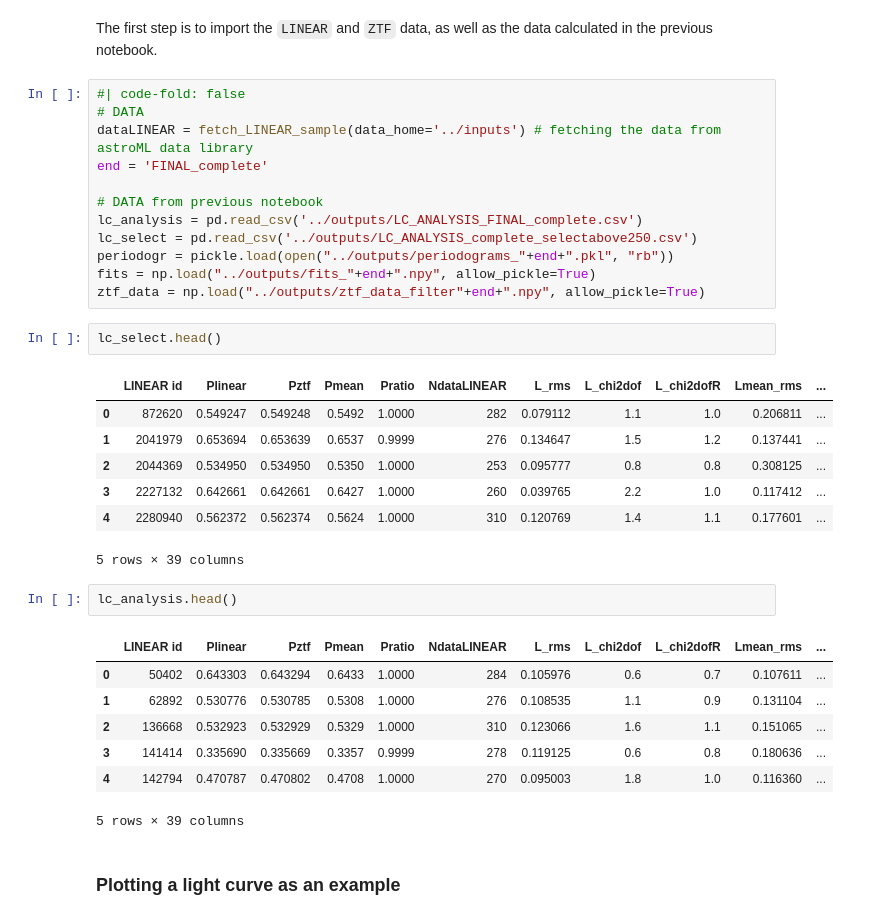
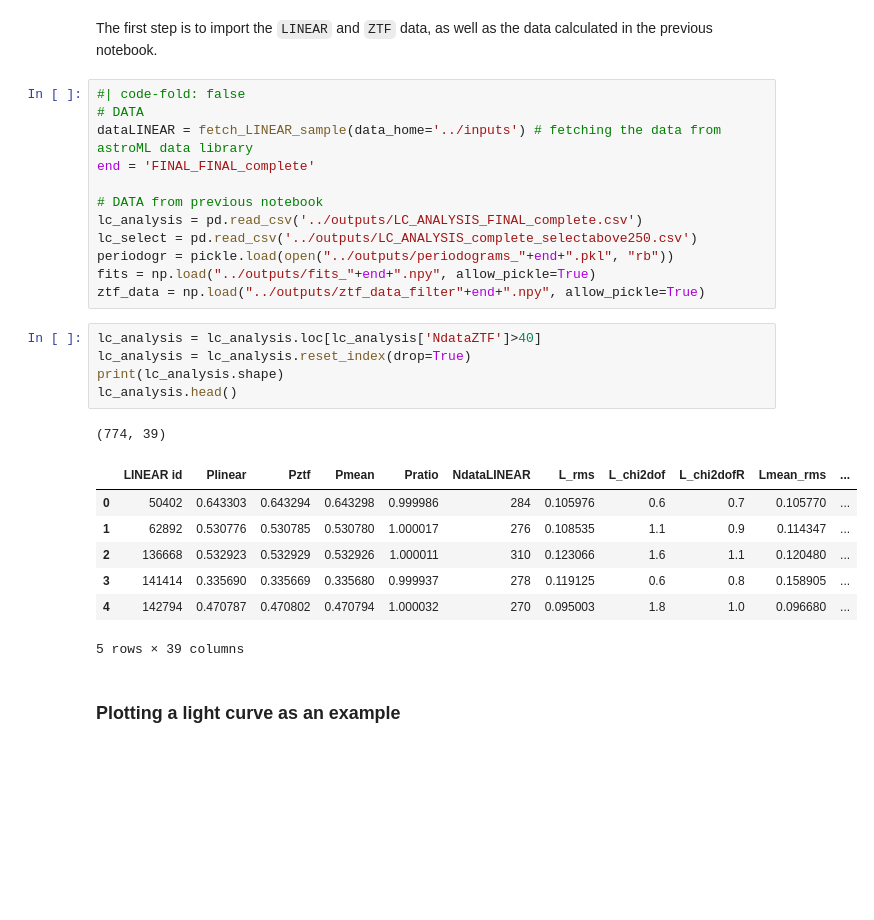
Before and after one commit to emadonev/var_stars, a Jupyter notebook: nbs/05_Determining_BE_candidates.ipynb, the cells around one changed output. Cells and saved outputs as stored; diff of their text form; blank space fills up the shorter version.

```diff
--- a/nbs/05_Determining_BE_candidates.ipynb
+++ b/nbs/05_Determining_BE_candidates.ipynb
@@ -80,7 +80,7 @@ The first step is to import the `LINEAR` and `ZTF` data, as well as the data cal
 #| code-fold: false
 # DATA
 dataLINEAR = fetch_LINEAR_sample(data_home='../inputs') # fetching the data from astroML data library
-end = 'FINAL_complete'
+end = 'FINAL_FINAL_complete'
 
 # DATA from previous notebook
 lc_analysis = pd.read_csv('../outputs/LC_ANALYSIS_FINAL_complete.csv')
@@ -88,26 +88,20 @@ lc_select = pd.read_csv('../outputs/LC_ANALYSIS_complete_selectabove250.csv')
 periodogr = pickle.load(open("../outputs/periodograms_"+end+".pkl", "rb"))
 fits = np.load("../outputs/fits_"+end+".npy", allow_pickle=True)
 ztf_data = np.load("../outputs/ztf_data_filter"+end+".npy", allow_pickle=True)
-# %%
-lc_select.head()
-# %% [output]
-|  | LINEAR id | Plinear | Pztf | Pmean | Pratio | NdataLINEAR | L_rms | L_chi2dof | L_chi2dofR | Lmean_rms | ... |
-| 0 | 872620 | 0.549247 | 0.549248 | 0.5492 | 1.0000 | 282 | 0.079112 | 1.1 | 1.0 | 0.206811 | ... |
-| 1 | 2041979 | 0.653694 | 0.653639 | 0.6537 | 0.9999 | 276 | 0.134647 | 1.5 | 1.2 | 0.137441 | ... |
-| 2 | 2044369 | 0.534950 | 0.534950 | 0.5350 | 1.0000 | 253 | 0.095777 | 0.8 | 0.8 | 0.308125 | ... |
-| 3 | 2227132 | 0.642661 | 0.642661 | 0.6427 | 1.0000 | 260 | 0.039765 | 2.2 | 1.0 | 0.117412 | ... |
-| 4 | 2280940 | 0.562372 | 0.562374 | 0.5624 | 1.0000 | 310 | 0.120769 | 1.4 | 1.1 | 0.177601 | ... |
-5 rows × 39 columns
-# %%
-lc_analysis.head()
-# %% [output]
-|  | LINEAR id | Plinear | Pztf | Pmean | Pratio | NdataLINEAR | L_rms | L_chi2dof | L_chi2dofR | Lmean_rms | ... |
-| 0 | 50402 | 0.643303 | 0.643294 | 0.6433 | 1.0000 | 284 | 0.105976 | 0.6 | 0.7 | 0.107611 | ... |
-| 1 | 62892 | 0.530776 | 0.530785 | 0.5308 | 1.0000 | 276 | 0.108535 | 1.1 | 0.9 | 0.131104 | ... |
-| 2 | 136668 | 0.532923 | 0.532929 | 0.5329 | 1.0000 | 310 | 0.123066 | 1.6 | 1.1 | 0.151065 | ... |
-| 3 | 141414 | 0.335690 | 0.335669 | 0.3357 | 0.9999 | 278 | 0.119125 | 0.6 | 0.8 | 0.180636 | ... |
-| 4 | 142794 | 0.470787 | 0.470802 | 0.4708 | 1.0000 | 270 | 0.095003 | 1.8 | 1.0 | 0.116360 | ... |
-5 rows × 39 columns
+# %%
+lc_analysis = lc_analysis.loc[lc_analysis['NdataZTF']>40]
+lc_analysis = lc_analysis.reset_index(drop=True)
+print(lc_analysis.shape)
+lc_analysis.head()
+# %% [output]
+(774, 39)
+|  | LINEAR id | Plinear | Pztf | Pmean | Pratio | NdataLINEAR | L_rms | L_chi2dof | L_chi2dofR | Lmean_rms | ... |
+| 0 | 50402 | 0.643303 | 0.643294 | 0.643298 | 0.999986 | 284 | 0.105976 | 0.6 | 0.7 | 0.105770 | ... |
+| 1 | 62892 | 0.530776 | 0.530785 | 0.530780 | 1.000017 | 276 | 0.108535 | 1.1 | 0.9 | 0.114347 | ... |
+| 2 | 136668 | 0.532923 | 0.532929 | 0.532926 | 1.000011 | 310 | 0.123066 | 1.6 | 1.1 | 0.120480 | ... |
+| 3 | 141414 | 0.335690 | 0.335669 | 0.335680 | 0.999937 | 278 | 0.119125 | 0.6 | 0.8 | 0.158905 | ... |
+| 4 | 142794 | 0.470787 | 0.470802 | 0.470794 | 1.000032 | 270 | 0.095003 | 1.8 | 1.0 | 0.096680 | ... |
+5 rows × 39 columns
 # %% [markdown]
 ### Plotting a light curve as an example
 # %%
```
Also changed, not shown: parts of 6 cells of this notebook, 8 other files.
